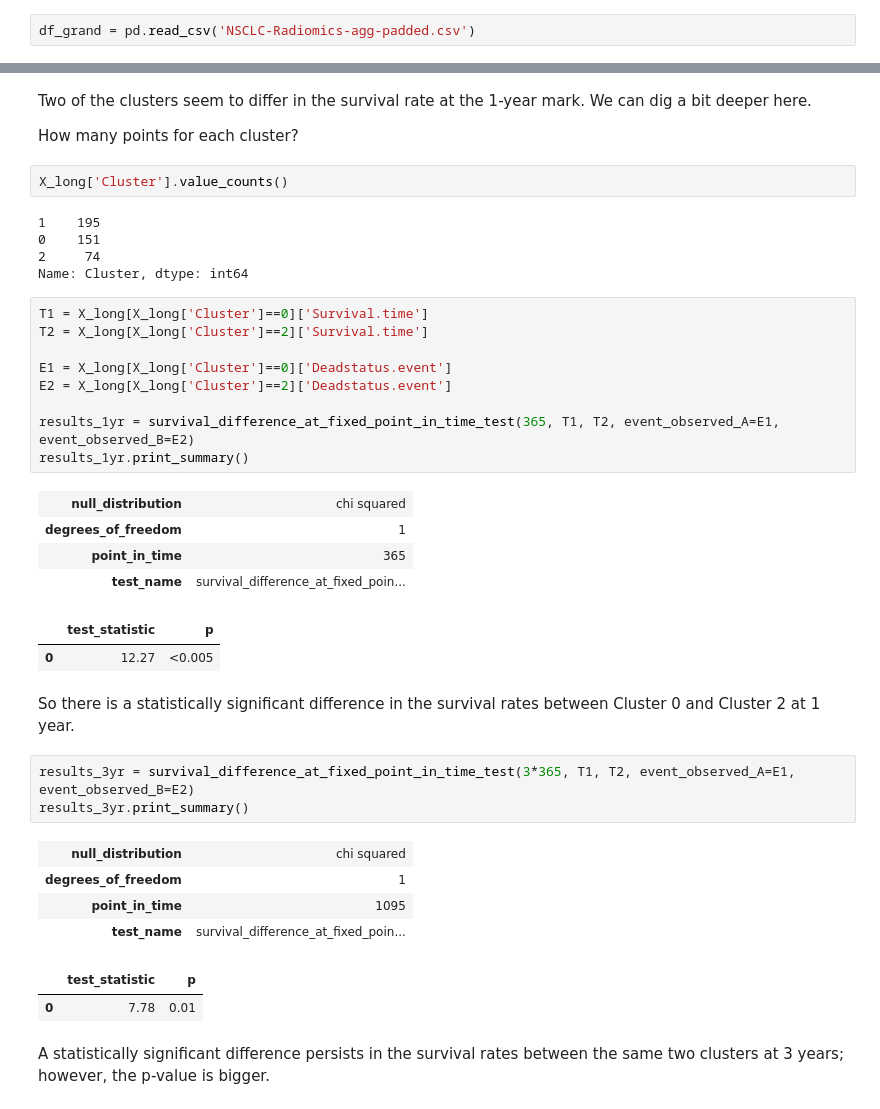
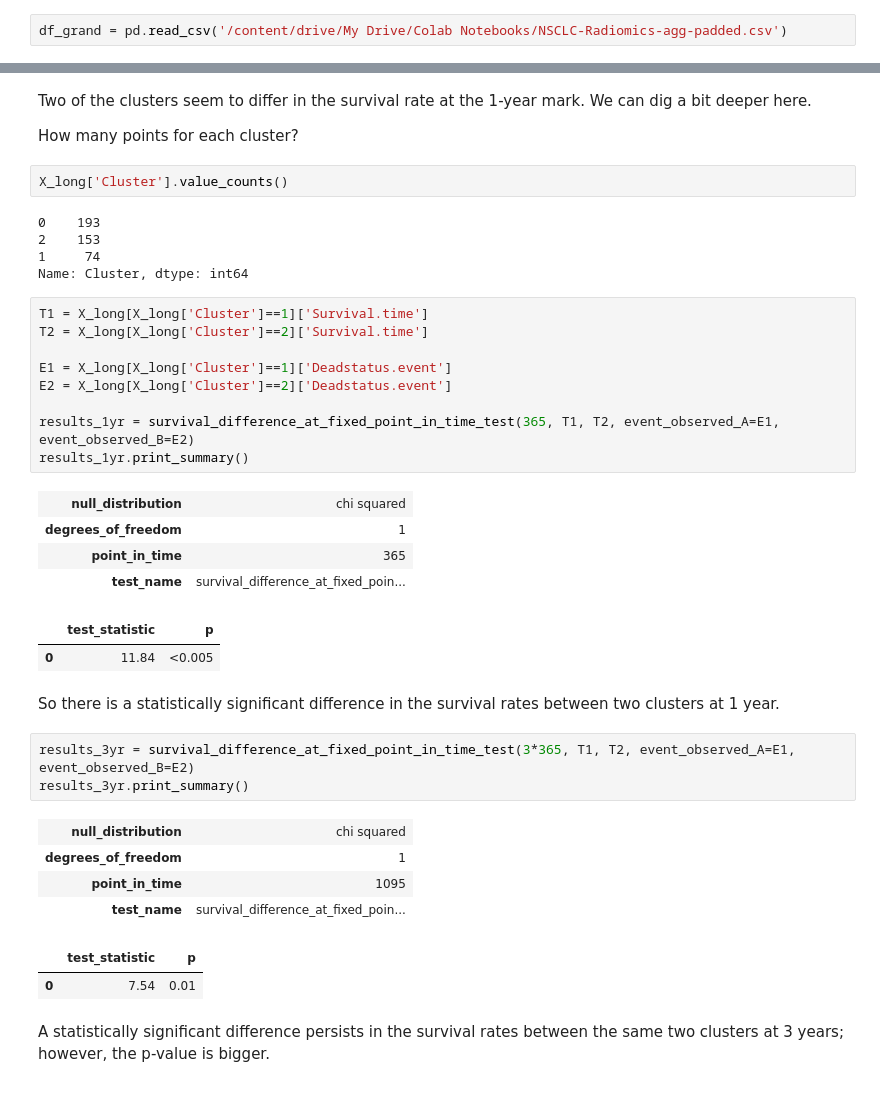
Before and after one commit to hhfchoi/Radiomics, a Jupyter notebook: Capstone - Analysis.ipynb, the cells around one changed output, grey strips where cells are left out. Saved outputs shown, nothing was run; the diff lists cells and outputs as text.

```diff
--- a/Capstone - Analysis.ipynb
+++ b/Capstone - Analysis.ipynb
@@ -74,7 +76,7 @@ Enter your authorization code:
 ··········
 Mounted at /content/drive
 # %%
-df_grand = pd.read_csv('NSCLC-Radiomics-agg-padded.csv')
+df_grand = pd.read_csv('/content/drive/My Drive/Colab Notebooks/NSCLC-Radiomics-agg-padded.csv')
 # %% [markdown]
 Define some boolean variables based on whether the patient has died (`deadstatus.event`==1) and the registered survival time of the patient. For this study, we look at the patients at 1-year, 3-year, and 5-year marks.
 # %%
@@ -1654,28 +1710,28 @@ How many points for each cluster?
 # %%
 X_long['Cluster'].value_counts()
 # %% [output]
-1    195
-0    151
-2     74
+0    193
+2    153
+1     74
 Name: Cluster, dtype: int64
 # %%
-T1 = X_long[X_long['Cluster']==0]['Survival.time']
+T1 = X_long[X_long['Cluster']==1]['Survival.time']
 T2 = X_long[X_long['Cluster']==2]['Survival.time']
 
-E1 = X_long[X_long['Cluster']==0]['Deadstatus.event']
+E1 = X_long[X_long['Cluster']==1]['Deadstatus.event']
 E2 = X_long[X_long['Cluster']==2]['Deadstatus.event']
 
 results_1yr = survival_difference_at_fixed_point_in_time_test(365, T1, T2, event_observed_A=E1, event_observed_B=E2)
 results_1yr.print_summary()
 # %% [output]
 | null_distribution | chi squared |
 | degrees_of_freedom | 1 |
 | point_in_time | 365 |
 | test_name | survival_difference_at_fixed_poin... |
 |  | test_statistic | p |
-| 0 | 12.27 | <0.005 |
+| 0 | 11.84 | <0.005 |
 # %% [markdown]
-So there is a statistically significant difference in the survival rates between Cluster 0 and Cluster 2 at 1 year.
+So there is a statistically significant difference in the survival rates between two clusters at 1 year.
 # %%
 results_3yr = survival_difference_at_fixed_point_in_time_test(3*365, T1, T2, event_observed_A=E1, event_observed_B=E2)
 results_3yr.print_summary()
@@ -1685,7 +1741,7 @@ results_3yr.print_summary()
 | point_in_time | 1095 |
 | test_name | survival_difference_at_fixed_poin... |
 |  | test_statistic | p |
-| 0 | 7.78 | 0.01 |
+| 0 | 7.54 | 0.01 |
 # %% [markdown]
 A statistically significant difference persists in the survival rates between the same two clusters at 3 years; however, the p-value is bigger.
 # %%
```
Also changed, not shown: parts of 37 cells of this notebook.
